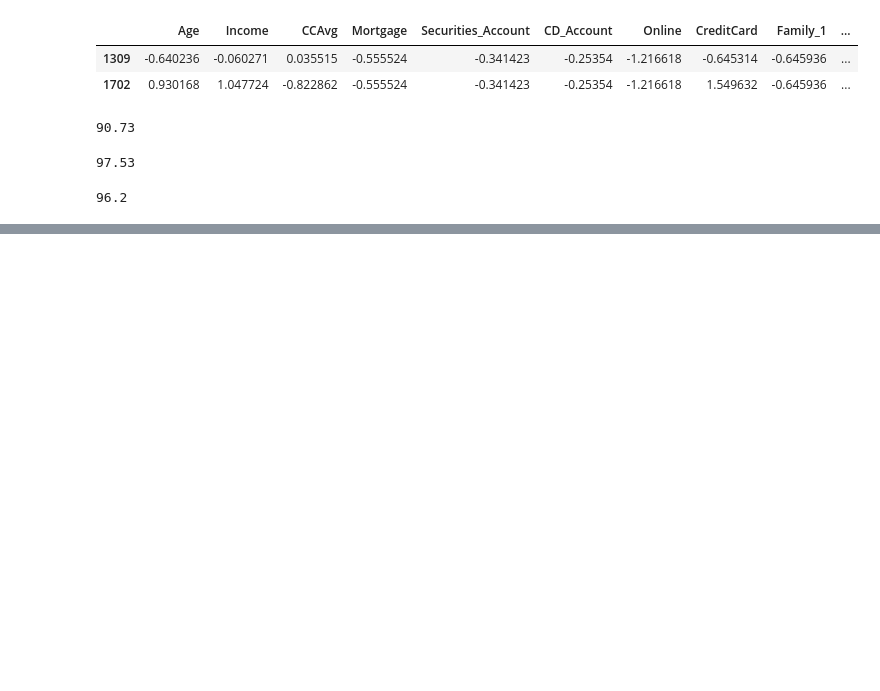
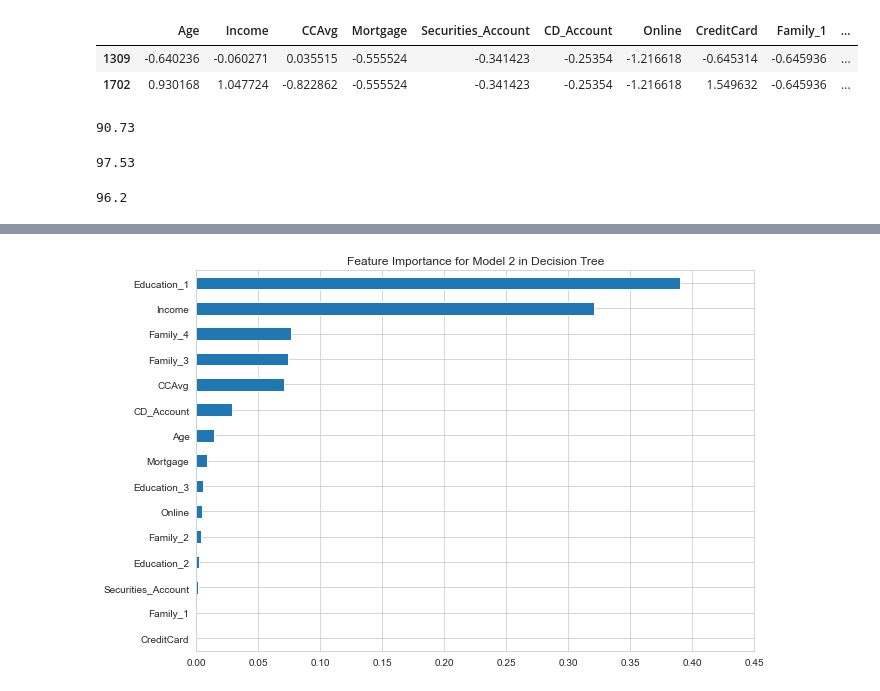
Before and after one commit to upflairs/230821ML01, a Jupyter notebook: dayMLAI002.ipynb, the cells around one changed output, grey strips where cells are left out. Drawn from its saved outputs; the diff is of its cells as text; code cells hidden in the pictures; blank space fills up the shorter version.

```diff
--- a/dayMLAI002.ipynb
+++ b/dayMLAI002.ipynb
@@ -494,0 +503,3 @@ model_svm_grid = grid.best_estimator_
+# %%
+feats2 = xtrain2.columns
+feats21 = xtrain21.columns
@@ -494,0 +514,8 @@ model_svm_grid = grid.best_estimator_
+# %%
+plt.figure(figsize = (10,7))
+pd.Series(model_dt_2.feature_importances_, index=feats2).sort_values().plot.barh()
+plt.xticks(np.arange(0,0.5,0.05))
+plt.title('Feature Importance for Model 2 in Decision Tree')
+plt.show()
+# %% [output]
+[figure, added]
```
Also changed, not shown: parts of 38 cells of this notebook.
